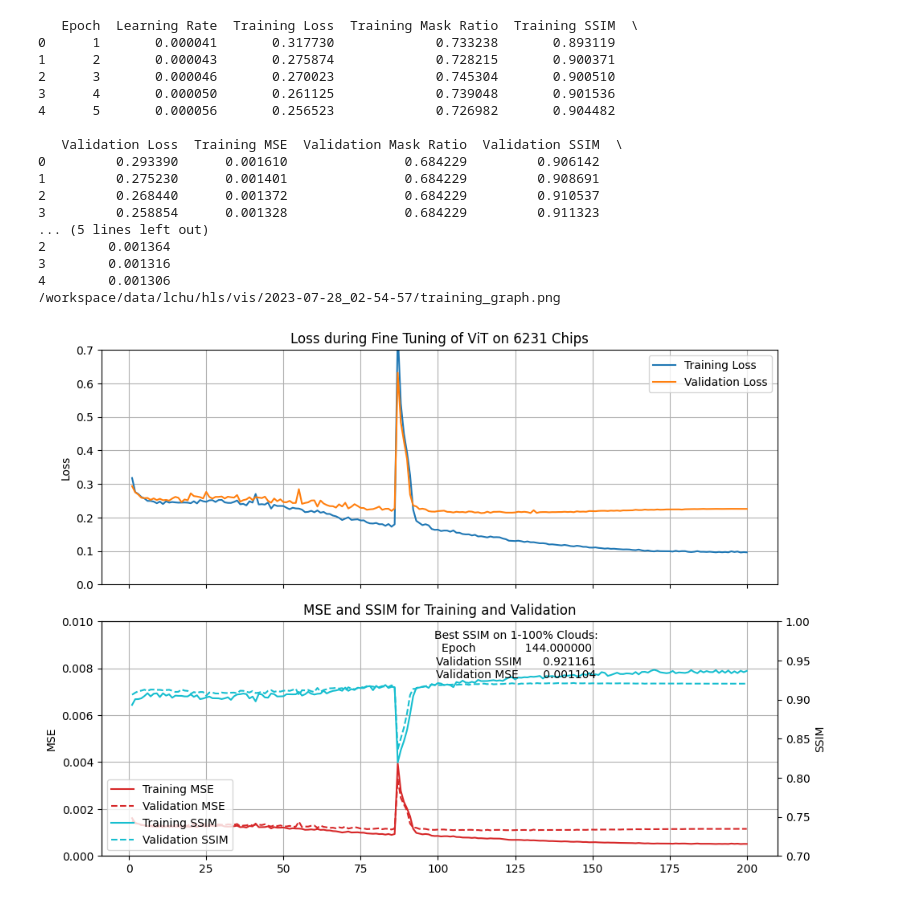
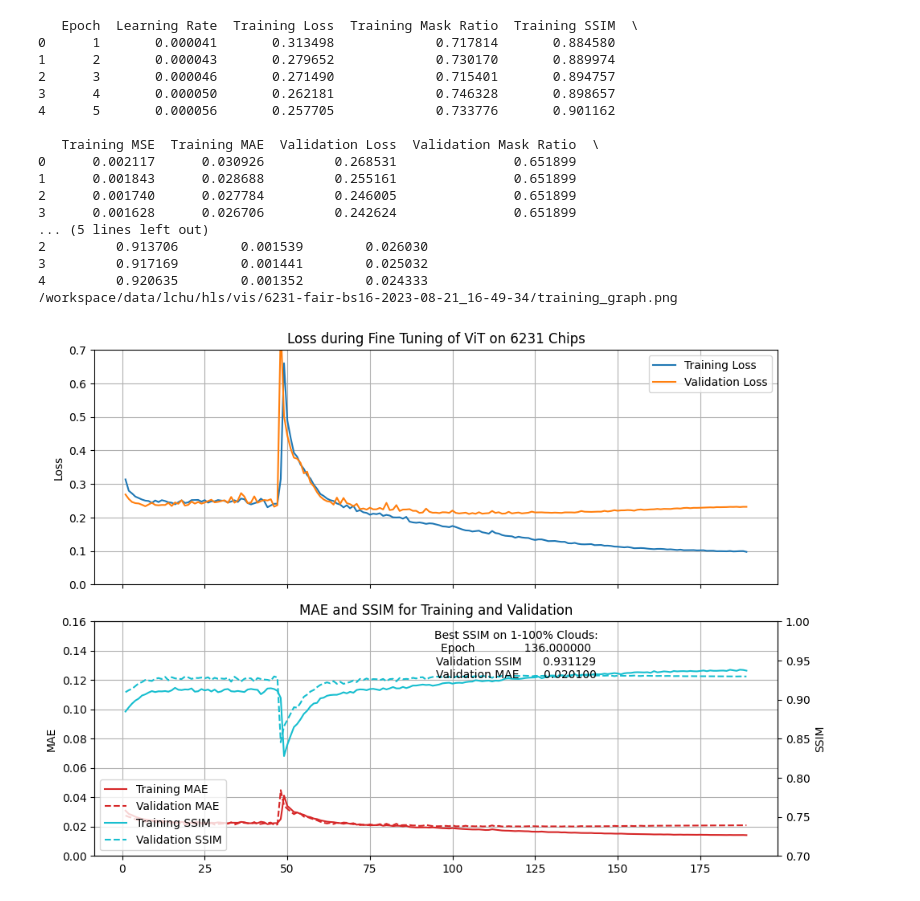
Before and after one commit to ClarkCGA/gfm-gap-filling, a Jupyter notebook: pretraining/Create_Graphs.ipynb, the cells around one changed output. Saved outputs shown, nothing was run; the diff lists cells and outputs as text; code cells hidden in the pictures.

```diff
--- a/pretraining/Create_Graphs.ipynb
+++ b/pretraining/Create_Graphs.ipynb
@@ -4,21 +4,3 @@ import pandas as pd
 from pathlib import Path
 import matplotlib.pyplot as plt
 import os
-# %%
-# Load the YAML file
-yaml_file_path = Path("/workspace/data/lchu/hls/jobs/2023-07-28_02-54-57.yaml")  # Replace with the actual path to your YAML file
-with open(yaml_file_path, "r") as file:
-    yaml_data = yaml.safe_load(file)
-
-# Access the file path from the YAML data
-data_file_path = Path(yaml_data["csv_dir"]) / "summary.txt"
-
-# Read the .txt file as a CSV using pandas
-df = pd.read_csv(data_file_path, sep=',', header=None)
-
-column_names = ["Epoch","Learning Rate","Training Loss","Training Mask Ratio","Training SSIM","Validation Loss","Training MSE","Validation Mask Ratio","Validation SSIM","Validation MSE"]
-df.columns = column_names
-
-
-# Display the DataFrame
-print(df.head())
@@ -46,16 +7,17 @@ print(df.head())
 # %%
 # Load the YAML file
-yaml_file_path = Path("/workspace/data/lchu/hls/jobs/2023-07-28_02-54-57.yaml")  # Replace with the actual path to your YAML file
+yaml_file_path = Path("/workspace/data/lchu/hls/jobs/6231-fair-bs16-2023-08-21_16-49-34.yaml")  # Replace with the actual path to your YAML file
 with open(yaml_file_path, "r") as file:
     yaml_data = yaml.safe_load(file)
 
+training_length = yaml_data["training_length"]
 # Access the file path from the YAML data
 data_file_path = Path(yaml_data["csv_dir"]) / "summary.txt"
 
 # Read the .txt file as a CSV using pandas
 df = pd.read_csv(data_file_path, sep=',', header=None)
 
-column_names = ["Epoch","Learning Rate","Training Loss","Training Mask Ratio","Training SSIM","Validation Loss","Training MSE","Validation Mask Ratio","Validation SSIM","Validation MSE"]
+column_names = ["Epoch","Learning Rate","Training Loss","Training Mask Ratio","Training SSIM","Training MSE","Training MAE","Validation Loss","Validation Mask Ratio","Validation SSIM","Validation MSE", "Validation MAE"]
 df.columns = column_names
 
 # Display the DataFrame
@@ -68,55 +30,55 @@ ax1.plot(df["Epoch"], df["Training Loss"], color="tab:blue", label="Training Los
 ax1.plot(df["Epoch"], df["Validation Loss"], color="tab:orange", label="Validation Loss")
 
 ax1.set_ylabel("Loss")
-ax1.set_title("Loss during Fine Tuning of ViT on 6231 Chips")
-plt.suptitle("Best SSIM on 1-100% Clouds:\n" + str(df.iloc[df["Validation SSIM"].idxmax(), [0,-2, -1]])[:90], fontsize=10, y=0.4, x = 0.6)
+ax1.set_title(f"Loss during Fine Tuning of ViT on {training_length} Chips")
+plt.suptitle("Best SSIM on 1-100% Clouds:\n" + str(df.iloc[df["Validation SSIM"].idxmax(), [0,-3,-1]])[:90], fontsize=10, y=0.4, x = 0.6)
 ax1.legend()
 ax1.set_ylim(0, 0.7)
 ax1.grid(True)
 
 # Plotting MSE and SSIM on separate y-axes
-ax2.plot(df["Epoch"], df["Training MSE"], color="tab:red", label="Training MSE")
-ax2.plot(df["Epoch"], df["Validation MSE"], color="tab:red", linestyle="--", label="Validation MSE")
-ax2.set_ylabel("MSE")
-ax2.set_ylim(0, 0.01)
+ax2.plot(df["Epoch"], df["Training MAE"], color="tab:red", label="Training MAE")
+ax2.plot(df["Epoch"], df["Validation MAE"], color="tab:red", linestyle="--", label="Validation MAE")
+ax2.set_ylabel("MAE")
+ax2.set_ylim(0, 0.16)
 
 ax2_2 = ax2.twinx()
 ax2_2.plot(df["Epoch"], df["Training SSIM"], color="tab:cyan", label="Training SSIM")
 ax2_2.plot(df["Epoch"], df["Validation SSIM"], linestyle="--", color="tab:cyan", label="Validation SSIM")
 ax2_2.set_ylabel("SSIM")
 ax2_2.set_ylim(0.7, 1.0)
 
 # Adding legend for the second y-axis
 lines, labels = ax2.get_legend_handles_labels()
 lines2, labels2 = ax2_2.get_legend_handles_labels()
 ax2_2.legend(lines + lines2, labels + labels2)
 
-ax2.set_title("MSE and SSIM for Training and Validation")
+ax2.set_title("MAE and SSIM for Training and Validation")
 ax2.grid(True)
 
 # Adjust layout to prevent clipping of labels
 plt.tight_layout()
 save_dir = Path(yaml_data["visualization_dir"])
 os.makedirs(save_dir, exist_ok=True)
 filename = 'training_graph.png'
 print(str(save_dir / filename))
 plt.savefig(save_dir / filename, format='png')
 # %% [output]
    Epoch  Learning Rate  Training Loss  Training Mask Ratio  Training SSIM  \
-0      1       0.000041       0.317730             0.733238       0.893119
-1      2       0.000043       0.275874             0.728215       0.900371
-2      3       0.000046       0.270023             0.745304       0.900510
-3      4       0.000050       0.261125             0.739048       0.901536
-4      5       0.000056       0.256523             0.726982       0.904482
+0      1       0.000041       0.313498             0.717814       0.884580
+1      2       0.000043       0.279652             0.730170       0.889974
+2      3       0.000046       0.271490             0.715401       0.894757
+3      4       0.000050       0.262181             0.746328       0.898657
+4      5       0.000056       0.257705             0.733776       0.901162
 
-   Validation Loss  Training MSE  Validation Mask Ratio  Validation SSIM  \
-0         0.293390      0.001610               0.684229         0.906142
-1         0.275230      0.001401               0.684229         0.908691
-2         0.268440      0.001372               0.684229         0.910537
-3         0.258854      0.001328               0.684229         0.911323
+   Training MSE  Training MAE  Validation Loss  Validation Mask Ratio  \
+0      0.002117      0.030926         0.268531               0.651899
+1      0.001843      0.028688         0.255161               0.651899
+2      0.001740      0.027784         0.246005               0.651899
+3      0.001628      0.026706         0.242624               0.651899
 ... (5 lines left out)
-2        0.001364
-3        0.001316
-4        0.001306
-/workspace/data/lchu/hls/vis/2023-07-28_02-54-57/training_graph.png
+2         0.913706        0.001539        0.026030
+3         0.917169        0.001441        0.025032
+4         0.920635        0.001352        0.024333
+/workspace/data/lchu/hls/vis/6231-fair-bs16-2023-08-21_16-49-34/training_graph.png
-[figure, old version]
+[figure, new version]
```
Also changed, not shown: parts of 1 cell of this notebook, 4 other files.
